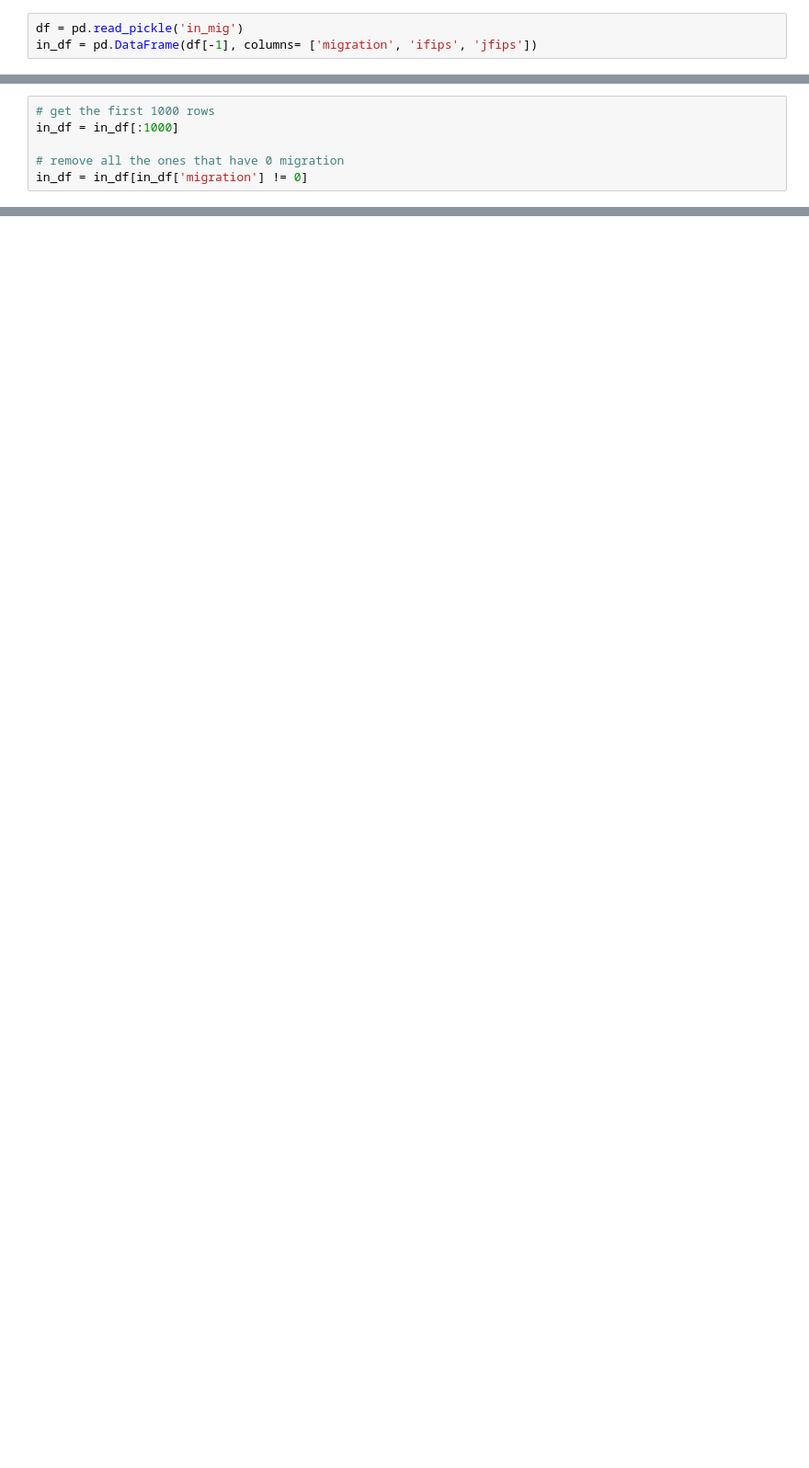
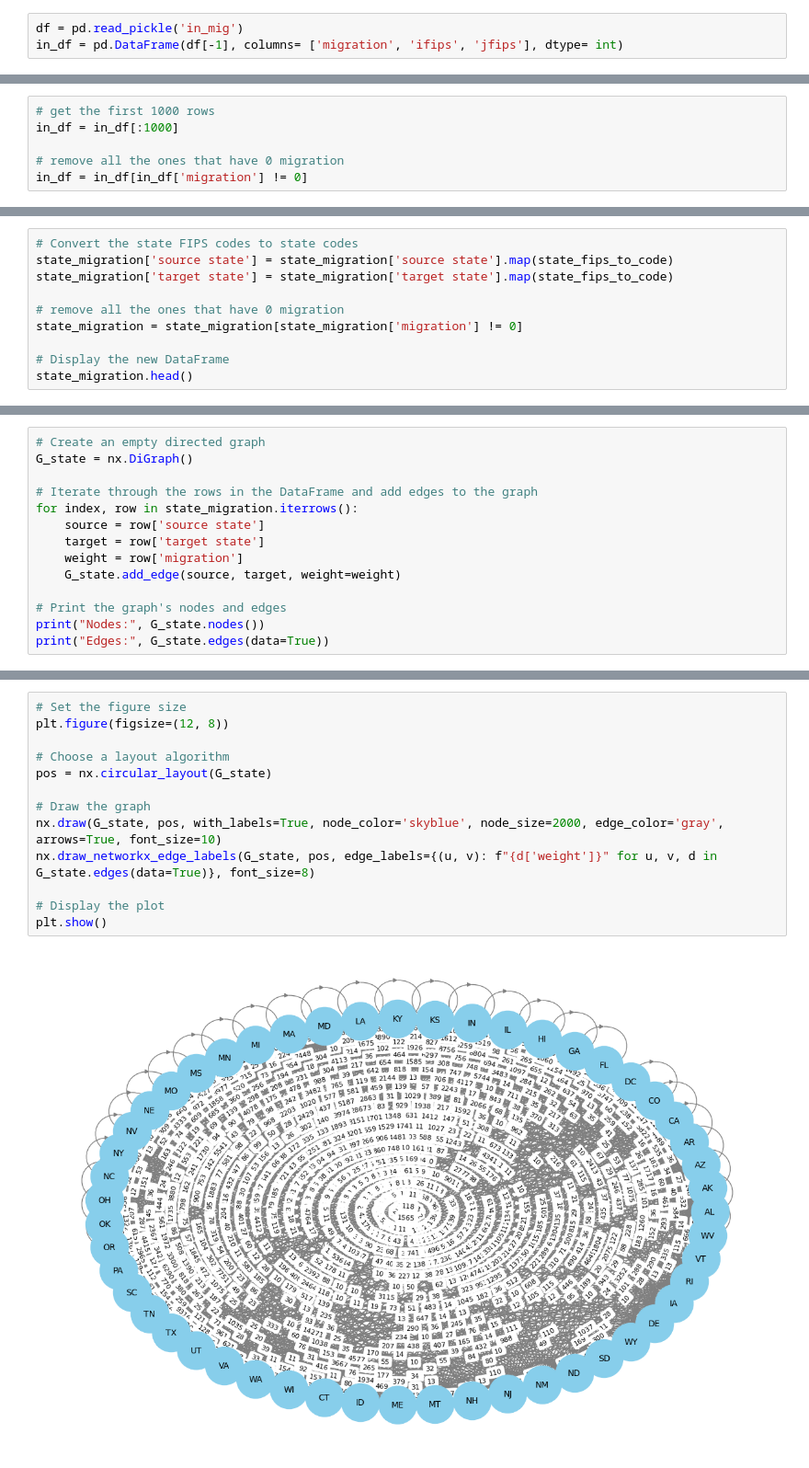
Before and after one commit to psyrgkan/NetworkAnalysis, a Jupyter notebook: graph.ipynb, the cells around one changed output, grey strips where cells are left out. Shown at 92% size. Cells and saved outputs as stored; diff of their text form; blank space fills up the shorter version.

Commit message:
state level initial analysis

```diff
--- a/graph.ipynb
+++ b/graph.ipynb
@@ -4,6 +27,6 @@ import numpy as np
 # %%
 df = pd.read_pickle('in_mig')
-in_df = pd.DataFrame(df[-1], columns= ['migration', 'ifips', 'jfips'])
+in_df = pd.DataFrame(df[-1], columns= ['migration', 'ifips', 'jfips'], dtype= int)
 # %%
 #show me first 5 rows
 in_df.head()
@@ -65,0 +118,10 @@ plt.show()
+# %%
+# Convert the state FIPS codes to state codes
+state_migration['source state'] = state_migration['source state'].map(state_fips_to_code)
+state_migration['target state'] = state_migration['target state'].map(state_fips_to_code)
+
+# remove all the ones that have 0 migration
+state_migration = state_migration[state_migration['migration'] != 0]
+
+# Display the new DataFrame
+state_migration.head()
@@ -65,0 +135,14 @@ plt.show()
+# %%
+# Create an empty directed graph
+G_state = nx.DiGraph()
+
+# Iterate through the rows in the DataFrame and add edges to the graph
+for index, row in state_migration.iterrows():
+    source = row['source state']
+    target = row['target state']
+    weight = row['migration']
+    G_state.add_edge(source, target, weight=weight)
+
+# Print the graph's nodes and edges
+print("Nodes:", G_state.nodes())
+print("Edges:", G_state.edges(data=True))
@@ -65,0 +152,15 @@ plt.show()
+# %%
+# Set the figure size
+plt.figure(figsize=(12, 8))
+
+# Choose a layout algorithm
+pos = nx.circular_layout(G_state)
+
+# Draw the graph
+nx.draw(G_state, pos, with_labels=True, node_color='skyblue', node_size=2000, edge_color='gray', arrows=True, font_size=10)
+nx.draw_networkx_edge_labels(G_state, pos, edge_labels={(u, v): f"{d['weight']}" for u, v, d in G_state.edges(data=True)}, font_size=8)
+
+# Display the plot
+plt.show()
+# %% [output]
+[figure, added]
```
Also changed, not shown: parts of 14 cells of this notebook.
